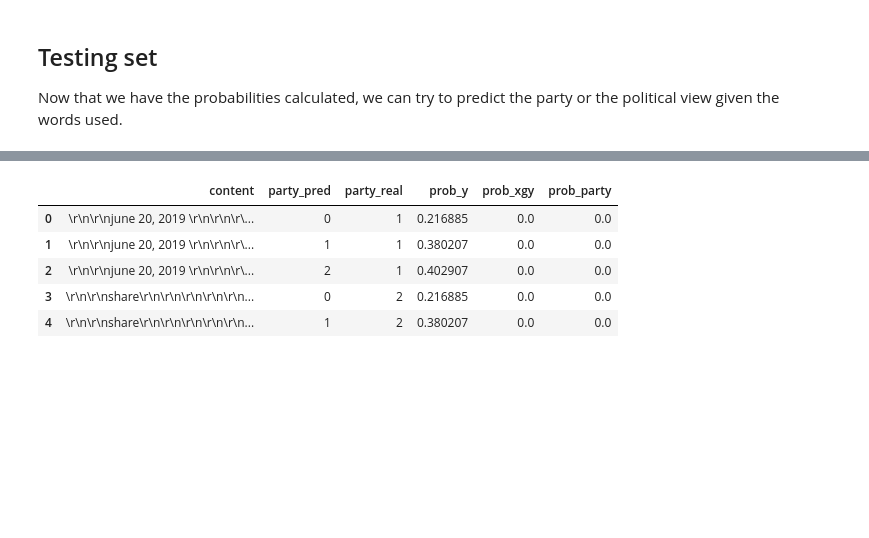
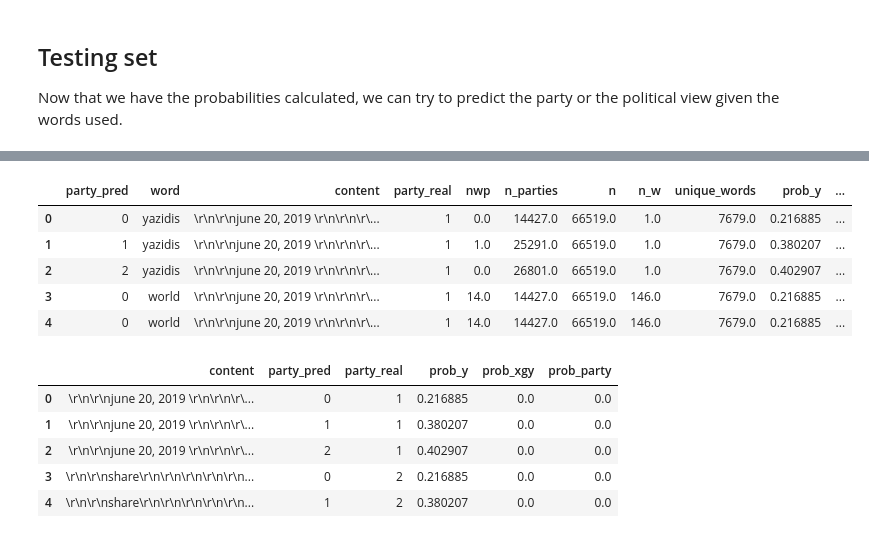
Before and after one commit to dresenhista/canada_election2019, a Jupyter notebook: election2019.ipynb, the cells around one changed output, grey strips where cells are left out. Cells and saved outputs as stored; diff of their text form; code cells hidden in the pictures; blank space fills up the shorter version.

```diff
--- a/election2019.ipynb
+++ b/election2019.ipynb
@@ -332,0 +315,14 @@ test_df = pd.merge
+# %%
+
+#applies the Laplace smoother for the words that are not present in the training dataset
+test_df = pd.merge(test_df, contigence_table,  on=['word', 'party'], how='left')
+test_df.rename(columns  = {"party": "party_pred"},inplace = True)
+
+test_df.head()
+# %% [output]
+|  | party_pred | word | content | party_real | nwp | n_parties | n | n_w | unique_words | prob_y | ... |
+| 0 | 0 | yazidis | \r\n\r\njune 20, 2019 \r\n\r\n\r\... | 1 | 0.0 | 14427.0 | 66519.0 | 1.0 | 7679.0 | 0.216885 | ... |
+| 1 | 1 | yazidis | \r\n\r\njune 20, 2019 \r\n\r\n\r\... | 1 | 1.0 | 25291.0 | 66519.0 | 1.0 | 7679.0 | 0.380207 | ... |
+| 2 | 2 | yazidis | \r\n\r\njune 20, 2019 \r\n\r\n\r\... | 1 | 0.0 | 26801.0 | 66519.0 | 1.0 | 7679.0 | 0.402907 | ... |
+| 3 | 0 | world | \r\n\r\njune 20, 2019 \r\n\r\n\r\... | 1 | 14.0 | 14427.0 | 66519.0 | 146.0 | 7679.0 | 0.216885 | ... |
+| 4 | 0 | world | \r\n\r\njune 20, 2019 \r\n\r\n\r\... | 1 | 14.0 | 14427.0 | 66519.0 | 146.0 | 7679.0 | 0.216885 | ... |
```
Also changed, not shown: parts of 3 cells of this notebook.
